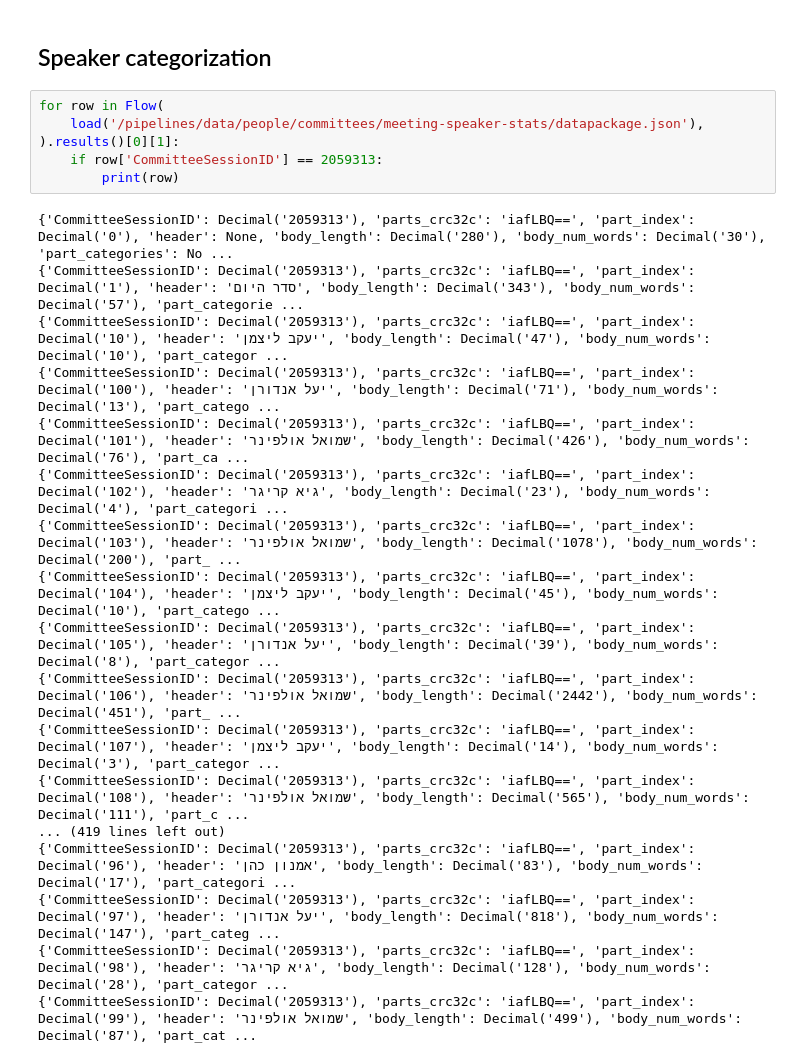
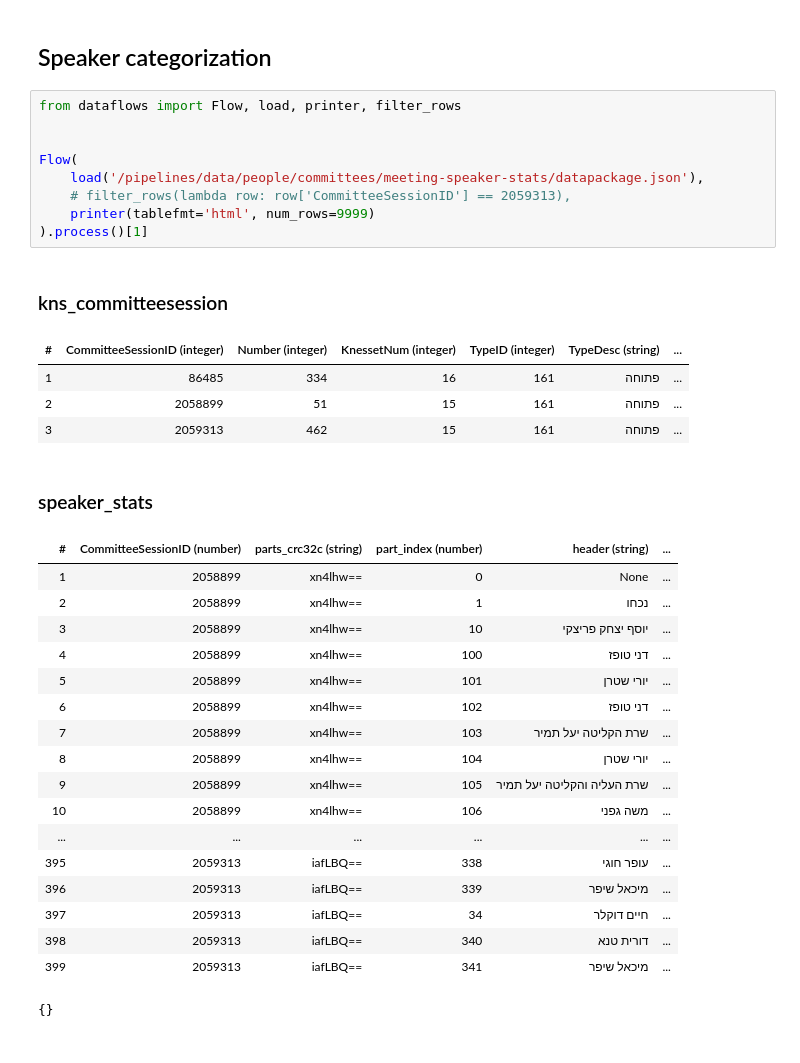
Before and after one commit to hasadna/knesset-data-pipelines, a Jupyter notebook: jupyter-notebooks/people - committee-meeting-speaker-stats pipeline.ipynb, the cells around one changed output. Saved outputs shown, nothing was run; the diff lists cells and outputs as text.

Commit message:
people/committee_meeting_speaker_stats: fuzzy match improvements

```diff
--- a/jupyter-notebooks/people - committee-meeting-speaker-stats pipeline.ipynb
+++ b/jupyter-notebooks/people - committee-meeting-speaker-stats pipeline.ipynb
@@ -158,26 +164,36 @@ for row in sample_rows:
 # %% [markdown]
 ## Speaker categorization
 # %%
-for row in Flow(
+from dataflows import Flow, load, printer, filter_rows
+
+
+Flow(
     load('/pipelines/data/people/committees/meeting-speaker-stats/datapackage.json'),
-).results()[0][1]:
-    if row['CommitteeSessionID'] == 2059313:
-        print(row)
+    # filter_rows(lambda row: row['CommitteeSessionID'] == 2059313),
+    printer(tablefmt='html', num_rows=9999)
+).process()[1]
 # %% [output]
+kns_committeesession
+| # | CommitteeSessionID (integer) | Number (integer) | KnessetNum (integer) | TypeID (integer) | TypeDesc (string) | ... |
+| 1 | 86485 | 334 | 16 | 161 | פתוחה | ... |
+| 2 | 2058899 | 51 | 15 | 161 | פתוחה | ... |
+| 3 | 2059313 | 462 | 15 | 161 | פתוחה | ... |
+speaker_stats
+| # | CommitteeSessionID (number) | parts_crc32c (string) | part_index (number) | header (string) | ... |
+| 1 | 2058899 | xn4lhw== | 0 | None | ... |
+| 2 | 2058899 | xn4lhw== | 1 | נכחו | ... |
+| 3 | 2058899 | xn4lhw== | 10 | יוסף יצחק פריצקי | ... |
+| 4 | 2058899 | xn4lhw== | 100 | דני טופז | ... |
+| 5 | 2058899 | xn4lhw== | 101 | יורי שטרן | ... |
+| 6 | 2058899 | xn4lhw== | 102 | דני טופז | ... |
+| 7 | 2058899 | xn4lhw== | 103 | שרת הקליטה יעל תמיר | ... |
+| 8 | 2058899 | xn4lhw== | 104 | יורי שטרן | ... |
+| 9 | 2058899 | xn4lhw== | 105 | שרת העליה והקליטה יעל תמיר | ... |
+| 10 | 2058899 | xn4lhw== | 106 | משה גפני | ... |
+| ... | ... | ... | ... | ... | ... |
+| 395 | 2059313 | iafLBQ== | 338 | עופר חוגי | ... |
+| 396 | 2059313 | iafLBQ== | 339 | מיכאל שיפר | ... |
+| 397 | 2059313 | iafLBQ== | 34 | חיים דוקלר | ... |
+| 398 | 2059313 | iafLBQ== | 340 | דורית טנא | ... |
+| 399 | 2059313 | iafLBQ== | 341 | מיכאל שיפר | ... |
-{'CommitteeSessionID': Decimal('2059313'), 'parts_crc32c': 'iafLBQ==', 'part_index': Decimal('0'), 'header': None, 'body_length': Decimal('280'), 'body_num_words': Decimal('30'), 'part_categories': No ...
-{'CommitteeSessionID': Decimal('2059313'), 'parts_crc32c': 'iafLBQ==', 'part_index': Decimal('1'), 'header': 'סדר היום', 'body_length': Decimal('343'), 'body_num_words': Decimal('57'), 'part_categorie ...
-{'CommitteeSessionID': Decimal('2059313'), 'parts_crc32c': 'iafLBQ==', 'part_index': Decimal('10'), 'header': 'יעקב ליצמן', 'body_length': Decimal('47'), 'body_num_words': Decimal('10'), 'part_categor ...
-{'CommitteeSessionID': Decimal('2059313'), 'parts_crc32c': 'iafLBQ==', 'part_index': Decimal('100'), 'header': 'יעל אנדורן', 'body_length': Decimal('71'), 'body_num_words': Decimal('13'), 'part_catego ...
-{'CommitteeSessionID': Decimal('2059313'), 'parts_crc32c': 'iafLBQ==', 'part_index': Decimal('101'), 'header': 'שמואל אולפינר', 'body_length': Decimal('426'), 'body_num_words': Decimal('76'), 'part_ca ...
-{'CommitteeSessionID': Decimal('2059313'), 'parts_crc32c': 'iafLBQ==', 'part_index': Decimal('102'), 'header': 'גיא קריגר', 'body_length': Decimal('23'), 'body_num_words': Decimal('4'), 'part_categori ...
-{'CommitteeSessionID': Decimal('2059313'), 'parts_crc32c': 'iafLBQ==', 'part_index': Decimal('103'), 'header': 'שמואל אולפינר', 'body_length': Decimal('1078'), 'body_num_words': Decimal('200'), 'part_ ...
-{'CommitteeSessionID': Decimal('2059313'), 'parts_crc32c': 'iafLBQ==', 'part_index': Decimal('104'), 'header': 'יעקב ליצמן', 'body_length': Decimal('45'), 'body_num_words': Decimal('10'), 'part_catego ...
-{'CommitteeSessionID': Decimal('2059313'), 'parts_crc32c': 'iafLBQ==', 'part_index': Decimal('105'), 'header': 'יעל אנדורן', 'body_length': Decimal('39'), 'body_num_words': Decimal('8'), 'part_categor ...
-{'CommitteeSessionID': Decimal('2059313'), 'parts_crc32c': 'iafLBQ==', 'part_index': Decimal('106'), 'header': 'שמואל אולפינר', 'body_length': Decimal('2442'), 'body_num_words': Decimal('451'), 'part_ ...
-{'CommitteeSessionID': Decimal('2059313'), 'parts_crc32c': 'iafLBQ==', 'part_index': Decimal('107'), 'header': 'יעקב ליצמן', 'body_length': Decimal('14'), 'body_num_words': Decimal('3'), 'part_categor ...
-{'CommitteeSessionID': Decimal('2059313'), 'parts_crc32c': 'iafLBQ==', 'part_index': Decimal('108'), 'header': 'שמואל אולפינר', 'body_length': Decimal('565'), 'body_num_words': Decimal('111'), 'part_c ...
-... (419 lines left out)
-{'CommitteeSessionID': Decimal('2059313'), 'parts_crc32c': 'iafLBQ==', 'part_index': Decimal('96'), 'header': 'אמנון כהן', 'body_length': Decimal('83'), 'body_num_words': Decimal('17'), 'part_categori ...
-{'CommitteeSessionID': Decimal('2059313'), 'parts_crc32c': 'iafLBQ==', 'part_index': Decimal('97'), 'header': 'יעל אנדורן', 'body_length': Decimal('818'), 'body_num_words': Decimal('147'), 'part_categ ...
-{'CommitteeSessionID': Decimal('2059313'), 'parts_crc32c': 'iafLBQ==', 'part_index': Decimal('98'), 'header': 'גיא קריגר', 'body_length': Decimal('128'), 'body_num_words': Decimal('28'), 'part_categor ...
-{'CommitteeSessionID': Decimal('2059313'), 'parts_crc32c': 'iafLBQ==', 'part_index': Decimal('99'), 'header': 'שמואל אולפינר', 'body_length': Decimal('499'), 'body_num_words': Decimal('87'), 'part_cat ...
+{}
```
Also changed, not shown: parts of 5 cells of this notebook, 2 other files.
